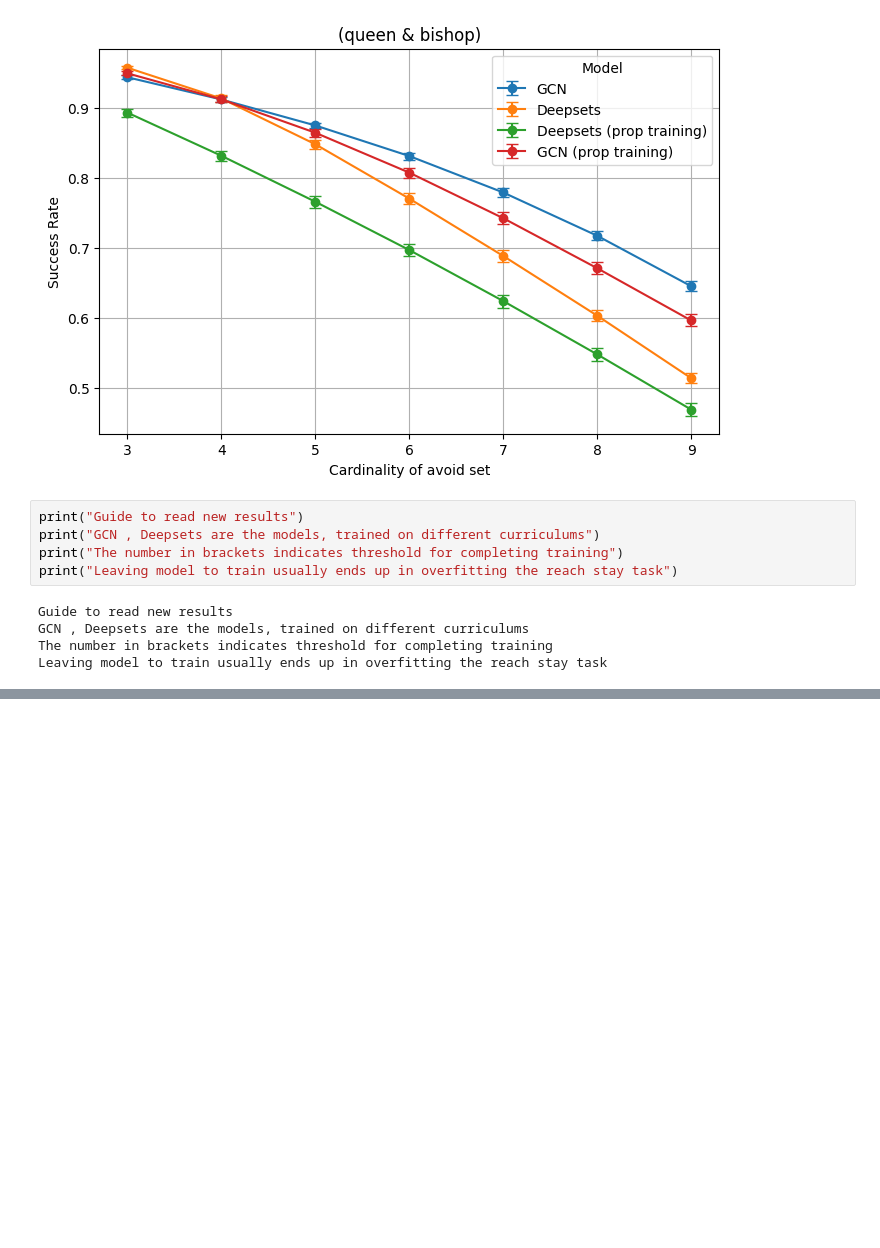
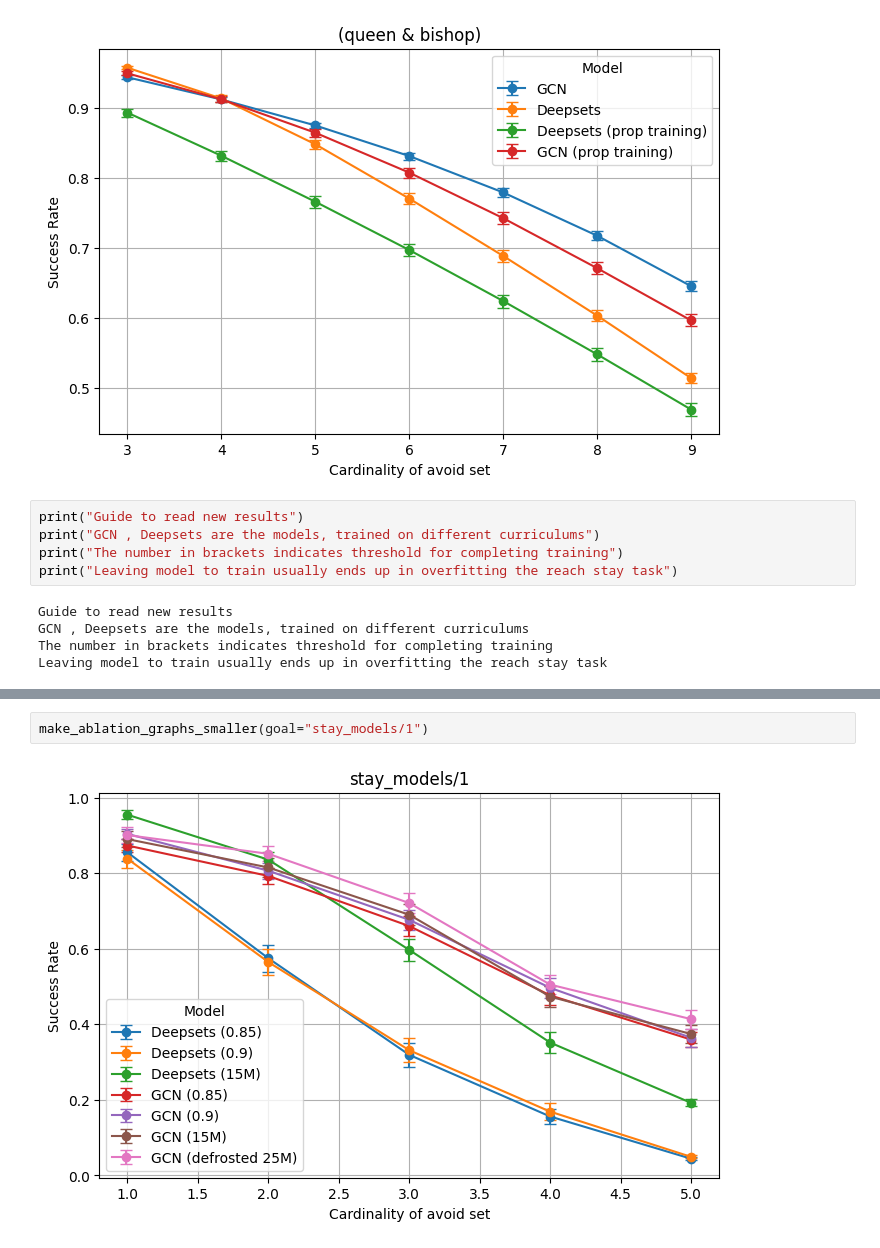
Before and after one commit to mattiagiuri/ltl_gnn, a Jupyter notebook: visualize_results_chess.ipynb, the cells around one changed output, grey strips where cells are left out. Cells and saved outputs as stored; diff of their text form; blank space fills up the shorter version.

```diff
--- a/visualize_results_chess.ipynb
+++ b/visualize_results_chess.ipynb
@@ -382,0 +437,4 @@ generalized_read_results('ChessWorld-v1', files_infinite, keys_new)
+# %%
+make_ablation_graphs_smaller(goal="stay_models/1")
+# %% [output]
+[figure, added]
```
Also changed, not shown: parts of 7 cells of this notebook, 38 other files.
